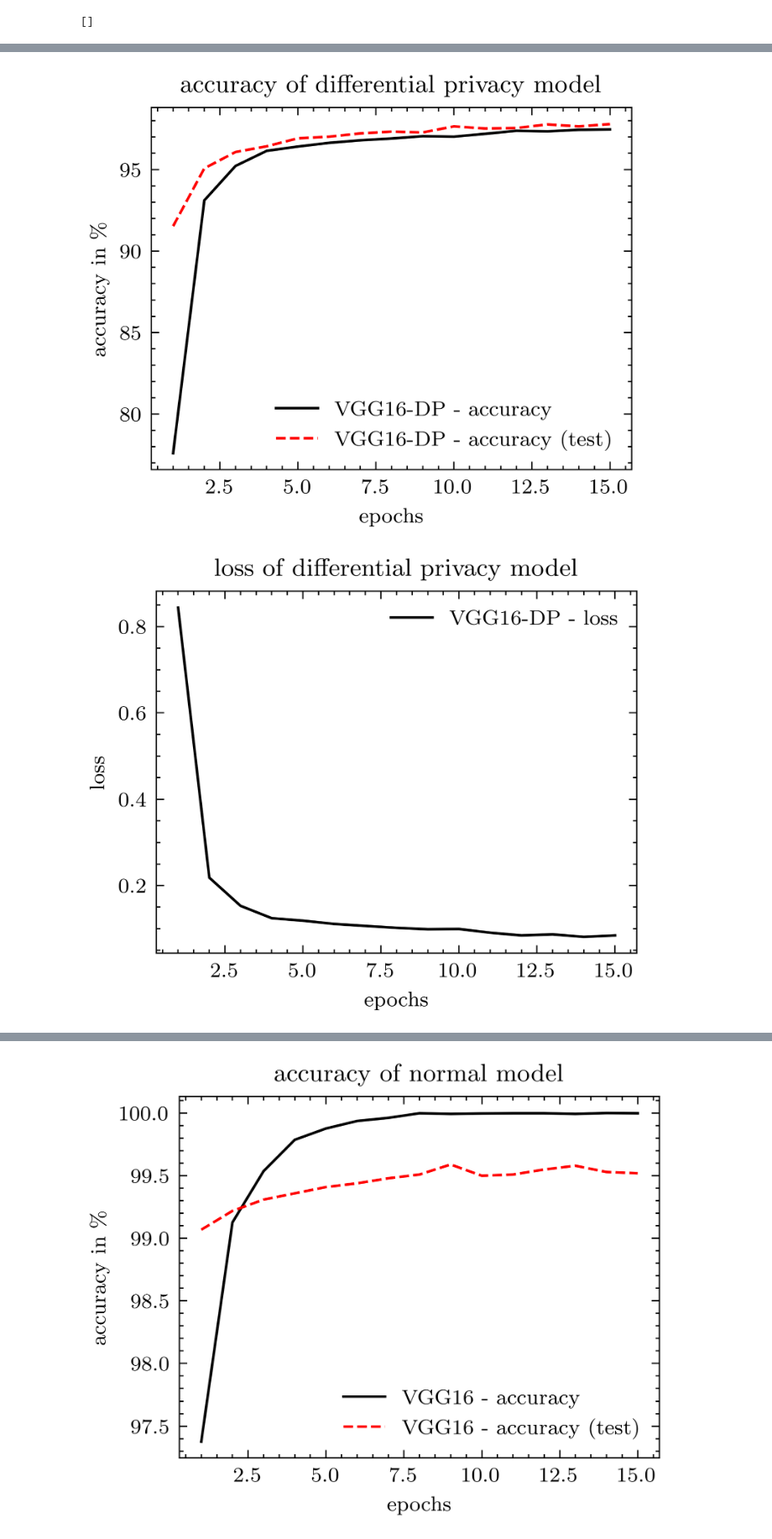
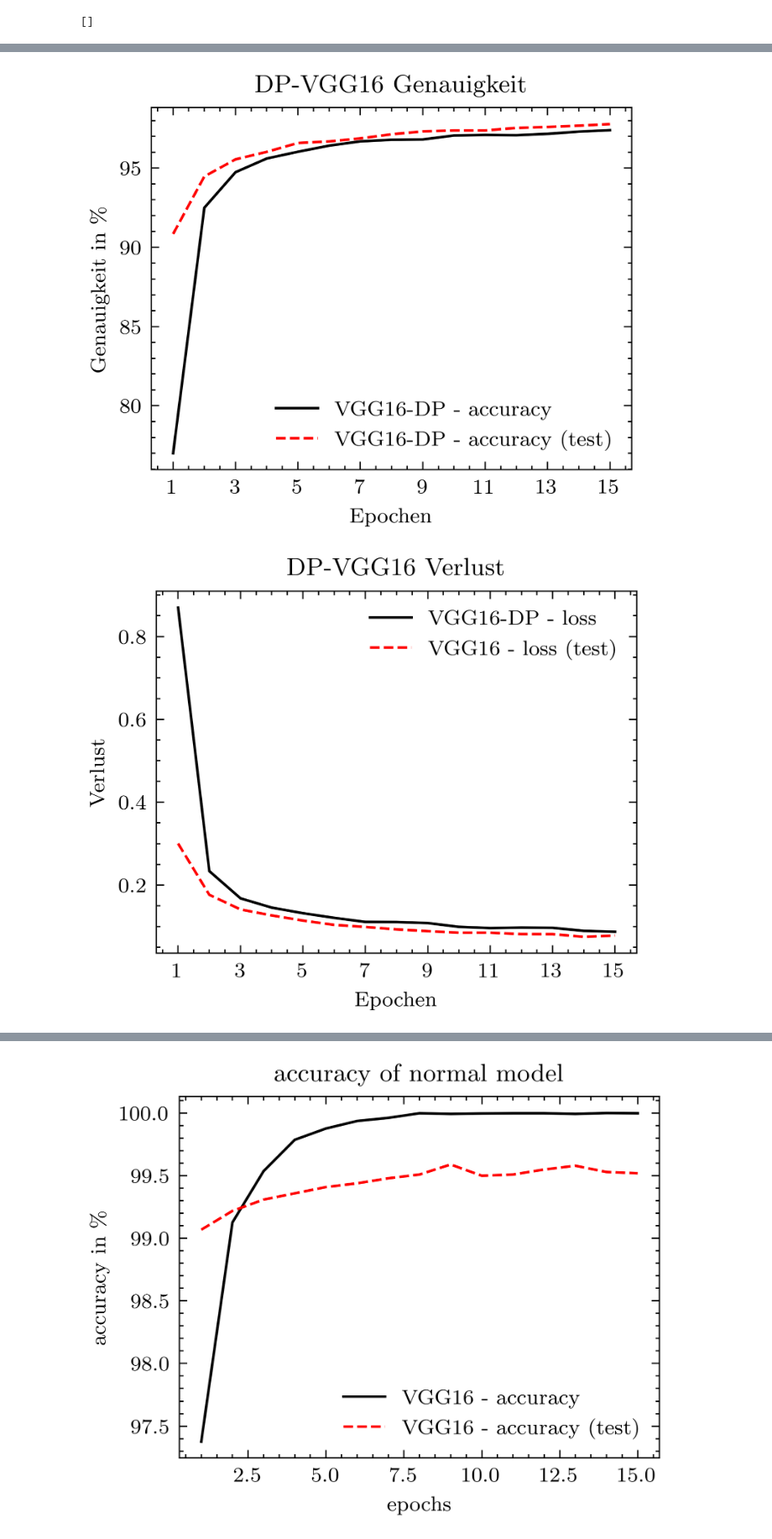
Before and after one commit to hosthans/ba_code, a Jupyter notebook: train_networks.ipynb, the cells around one changed output, grey strips where cells are left out. Shown at 84% size. Cells and saved outputs as stored; diff of their text form; code cells hidden in the pictures.

```diff
--- a/train_networks.ipynb
+++ b/train_networks.ipynb
@@ -17,6 +17,6 @@ trainer.correct_module()
 # %% [output]
 []
 # %%
-loss, acc, acc_t, eps = trainer.train()
+loss, acc, loss_t, acc_t, eps = trainer.train()
 # %% [output]
 Training-Process started! -> 15 epochs
@@ -23,9 +39,9 @@ Training-Process started! -> 15 epochs
 # %%
 import os
-trainer.plotter.sciencePlot(save_path=os.path.join(trainer.GRAPH_PATH, "dp_acc.png"), plot_title="accuracy of differential privacy model", x_label="epochs", y_label="accuracy in \%", graphs=[acc, acc_t])
+trainer.plotter.sciencePlot(save_path=os.path.join(trainer.GRAPH_PATH, "dp_acc.png"), plot_title="DP-VGG16 Genauigkeit", x_label="Epochen", y_label="Genauigkeit in \%", graphs=[acc, acc_t])
 # %% [output]
-[figure, old version]
+[figure, new version]
 # %%
-trainer.plotter.sciencePlot(save_path=os.path.join(trainer.GRAPH_PATH, "dp_loss.png"), plot_title="loss of differential privacy model", x_label="epochs", y_label="loss", graphs=[loss])
+trainer.plotter.sciencePlot(save_path=os.path.join(trainer.GRAPH_PATH, "dp_loss.png"), plot_title="DP-VGG16 Verlust", x_label="Epochen", y_label="Verlust", graphs=[loss, loss_t])
 # %% [output]
-[figure, old version]
+[figure, new version]
```
Also changed, not shown: parts of 7 cells of this notebook, 6 other files.
